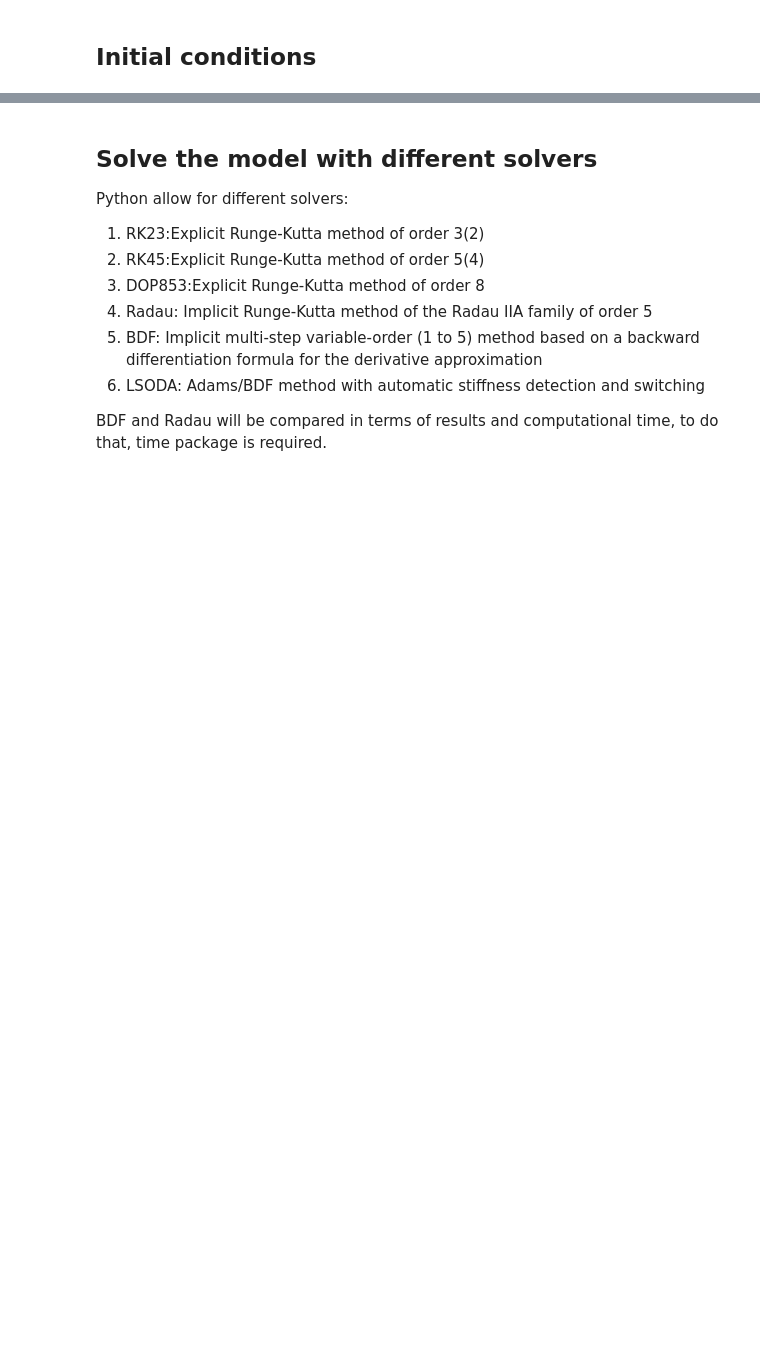
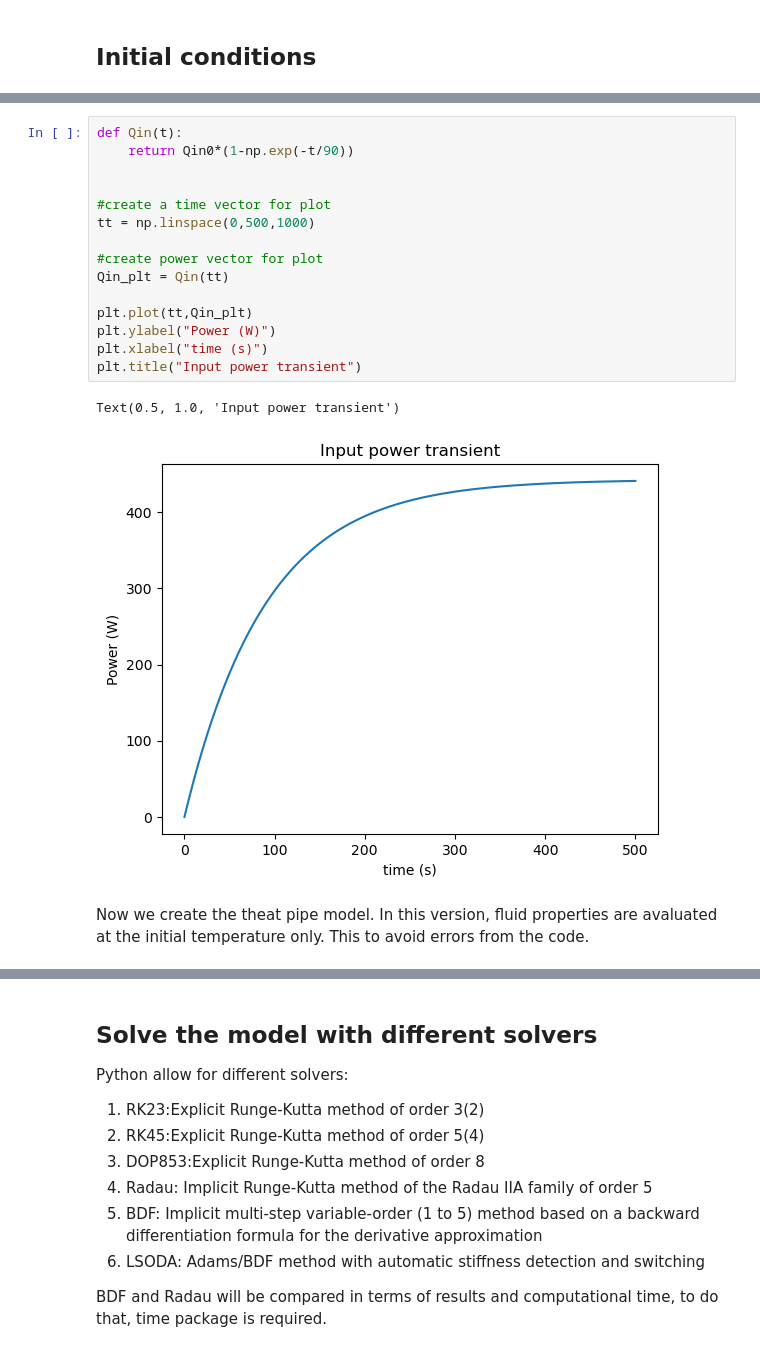
Before and after one commit to riccardoBocce/python_exam, a Jupyter notebook: heat_pipe_modeling.ipynb, the cells around one changed output, grey strips where cells are left out. Saved outputs shown, nothing was run; the diff lists cells and outputs as text; blank space fills up the shorter version.

```diff
--- a/heat_pipe_modeling.ipynb
+++ b/heat_pipe_modeling.ipynb
@@ -302 +320,21 @@ pvc0
+# %%
+def Qin(t):
+    return Qin0*(1-np.exp(-t/90))
+
+
+#create a time vector for plot
+tt = np.linspace(0,500,1000)
+
+#create power vector for plot
+Qin_plt = Qin(tt)
+
+plt.plot(tt,Qin_plt)
+plt.ylabel("Power (W)")
+plt.xlabel("time (s)")
+plt.title("Input power transient")
+# %% [output]
+Text(0.5, 1.0, 'Input power transient')
+[figure, added]
+# %% [markdown]
+Now we create the theat pipe model. In this version, fluid properties are avaluated at the initial temperature only. This to avoid errors from the code.
 # %%
```
Also changed, not shown: parts of 32 cells of this notebook, 4 other files.
